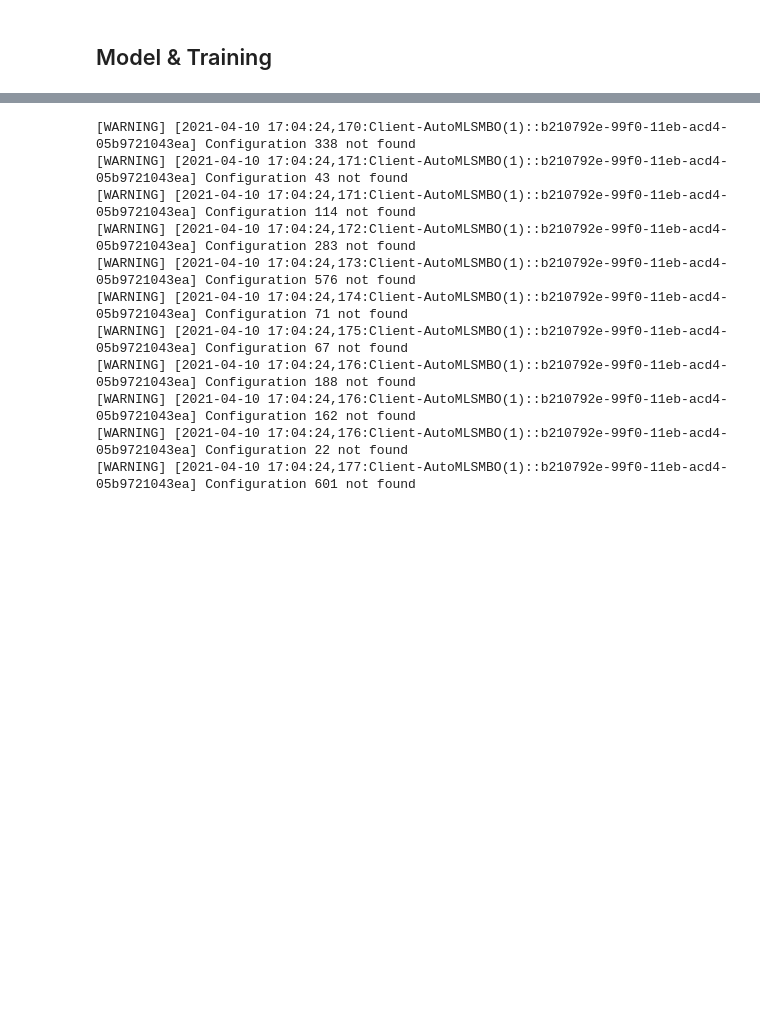
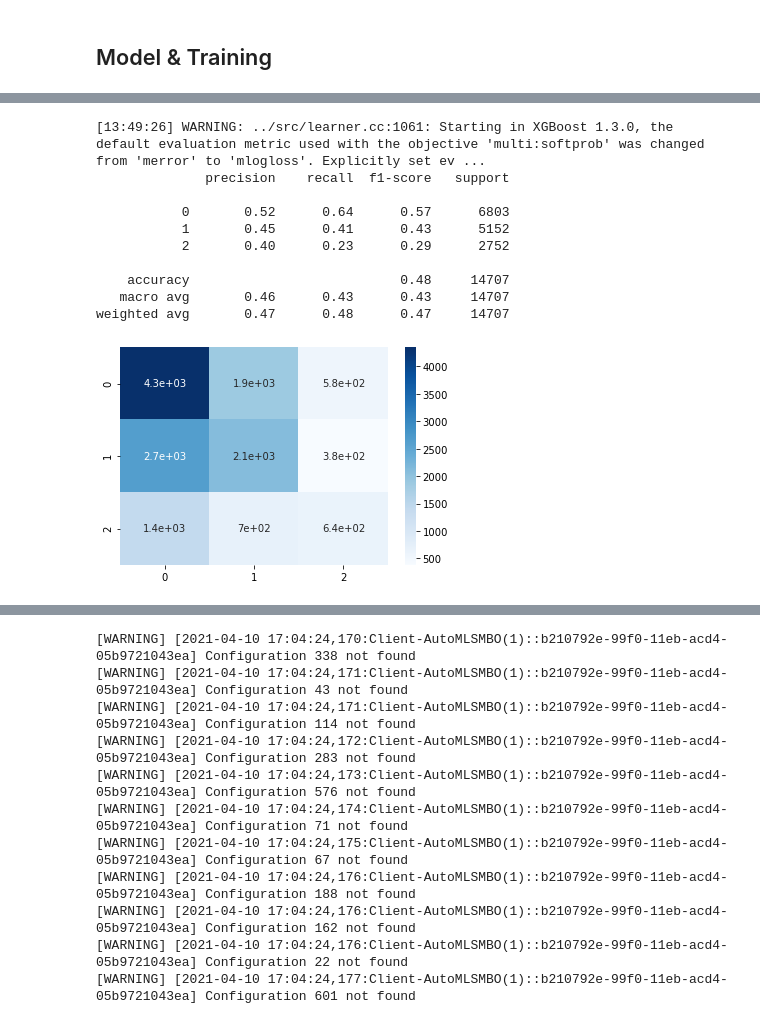
Before and after one commit to Kaushal1011/CSE523-Machine-Learning-Quantcats, a Jupyter notebook: Codes/Final_notebook.ipynb, the cells around one changed output, grey strips where cells are left out. Drawn from its saved outputs; the diff is of its cells as text; code cells hidden in the pictures; blank space fills up the shorter version.

Commit message:
added xgboost, rf to final.ipynb

```diff
--- a/Codes/Final_notebook.ipynb
+++ b/Codes/Final_notebook.ipynb
@@ -215,0 +284,33 @@ Taking PCA components that results in 99.99% of the variance, reduces the featur
+# %%
+scaler = StandardScaler()
+scaler.fit(X)
+X_scalar=scaler.transform(X)
+
+X_scalar_train, X_scalar_test, y_train, y_test = sklearn.model_selection.train_test_split(
+    X, y, random_state=1
+)
+
+clf = XGBClassifier(max_depth=14)
+clf.fit(X_train, y_train)
+
+clf.score(X_scalar_train,y_train)
+clf.score(X_scalar_test,y_test)
+
+y_pred = clf.predict(X_scalar_test)
+y_pred = [round(value) for value in y_pred]
+print(sklearn.metrics.classification_report(y_test, y_pred,zero_division=False))
+sns.heatmap(sklearn.metrics.confusion_matrix(y_test,y_pred),annot=True,cmap="Blues")
+plt.show(sns)
+clf=None
+# %% [output]
+[13:49:26] WARNING: ../src/learner.cc:1061: Starting in XGBoost 1.3.0, the default evaluation metric used with the objective 'multi:softprob' was changed from 'merror' to 'mlogloss'. Explicitly set ev ...
+              precision    recall  f1-score   support
+
+           0       0.52      0.64      0.57      6803
+           1       0.45      0.41      0.43      5152
+           2       0.40      0.23      0.29      2752
+
+    accuracy                           0.48     14707
+   macro avg       0.46      0.43      0.43     14707
+weighted avg       0.47      0.48      0.47     14707
+[figure, added]
```
Also changed, not shown: parts of 15 cells of this notebook.
